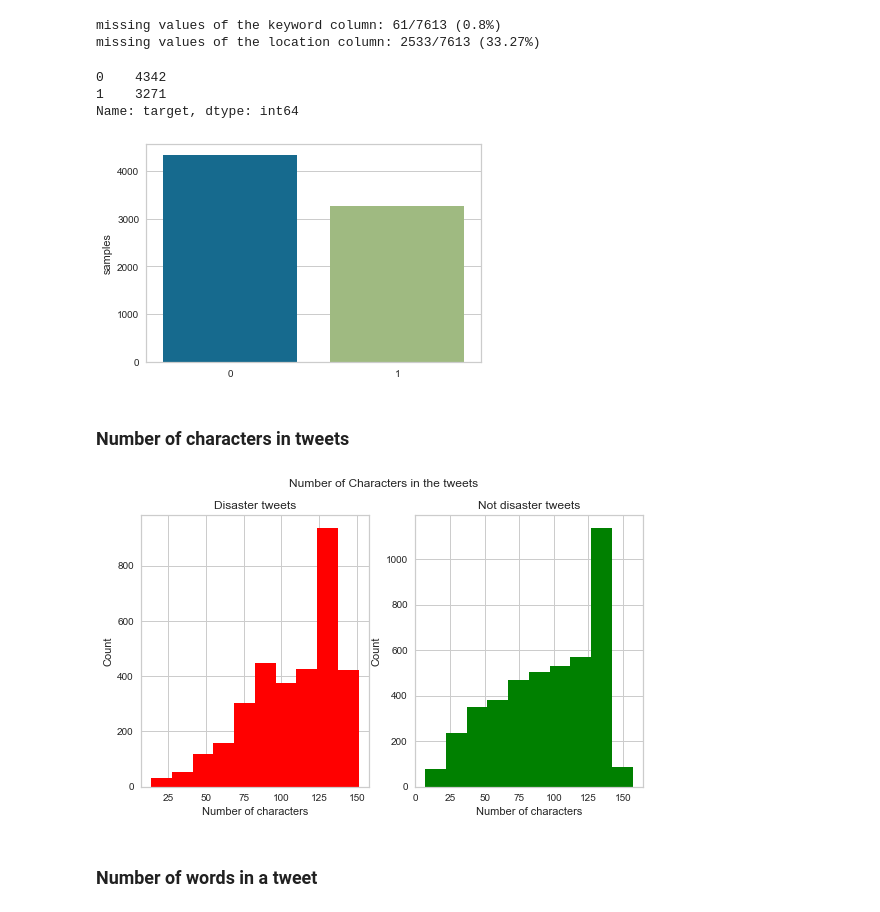
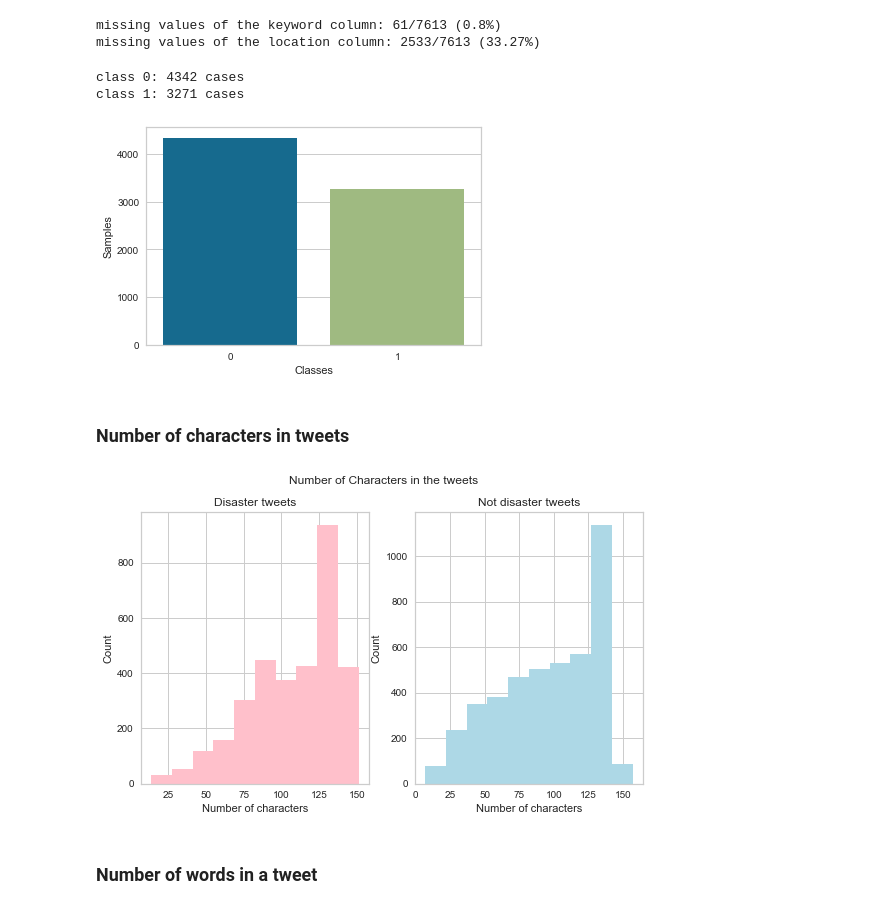
Before and after one commit to alisharifara/disaster-detection-NLP, a Jupyter notebook: Disaster-detection-using-NLP.ipynb, the cells around one changed output. Cells and saved outputs as stored; diff of their text form; code cells hidden in the pictures.

```diff
--- a/Disaster-detection-using-NLP.ipynb
+++ b/Disaster-detection-using-NLP.ipynb
@@ -73,35 +75,35 @@ print('missing values of the location column: {}/{} ({}%)'.
 # %% [output]
 missing values of the keyword column: 61/7613 (0.8%)
 missing values of the location column: 2533/7613 (33.27%)
-# %%
-df_tweet.target.value_counts()
-# %% [output]
-0    4342
-1    3271
-Name: target, dtype: int64
+# %%
+print('class 0: {} cases'.format(df_tweet.target.value_counts()[0]))
+print('class 1: {} cases'.format(df_tweet.target.value_counts()[1]))
+# %% [output]
+class 0: 4342 cases
+class 1: 3271 cases
 # %%
 # the number of classes are almost balanced. So, we do not need to balance them.
 # However, there are more tweets with class 0 (No disaster) than class 1 (disaster tweets)
-
 target_counts = df_tweet.target.value_counts()
 sns.barplot(target_counts.index,target_counts)
-plt.gca().set_ylabel('samples')
+plt.gca().set_ylabel('Samples')
+plt.gca().set_xlabel('Classes')
 plt.show();
 # %% [output]
-[figure, old version]
+[figure, new version]
 # %% [markdown]
 ### Number of characters in tweets
 # %%
 fig,(ax1,ax2) = plt.subplots(1,2,figsize=(9,5))
 
 tweet_disaster_len=df_tweet[df_tweet.target == 1]['text'].str.len()
-ax1.hist(tweet_disaster_len,color='red')
+ax1.hist(tweet_disaster_len,color='pink')
 ax1.set_title('Disaster tweets')
 ax1.set_xlabel('Number of characters')
 ax1.set_ylabel('Count')
 
 tweet_not_disaster_len=df_tweet[df_tweet.target == 0]['text'].str.len()
-ax2.hist(tweet_not_disaster_len,color='green')
+ax2.hist(tweet_not_disaster_len,color='lightblue')
 ax2.set_title('Not disaster tweets')
 ax2.set_xlabel('Number of characters')
 ax2.set_ylabel('Count')
@@ -109,7 +111,7 @@ ax2.set_ylabel('Count')
 fig.suptitle('Number of Characters in the tweets')
 plt.show();
 # %% [output]
-[figure, old version]
+[figure, new version]
 # %% [markdown]
 ### Number of words in a tweet
 # %%
```
Also changed, not shown: parts of 18 cells of this notebook.
